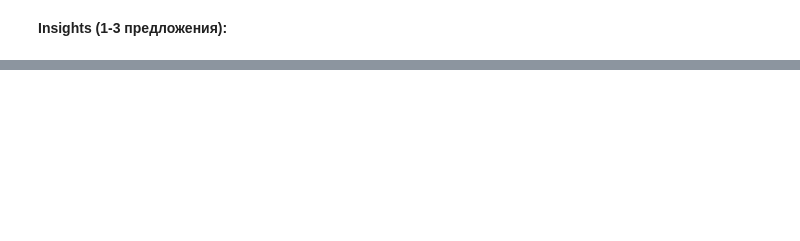
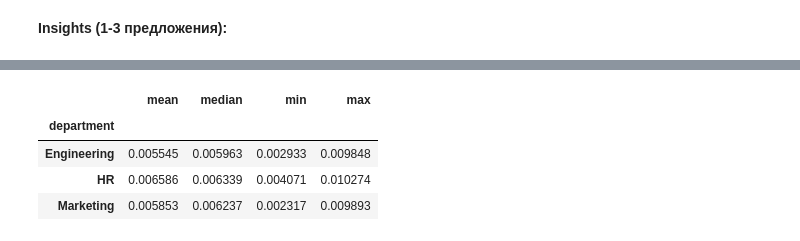
Before and after one commit to cpython-projects/da_2603, a Jupyter notebook: lesson_13_hw.ipynb, the cells around one changed output, grey strips where cells are left out. Saved outputs shown, nothing was run; the diff lists cells and outputs as text; code cells hidden in the pictures; blank space fills up the shorter version.

```diff
--- a/lesson_13_hw.ipynb
+++ b/lesson_13_hw.ipynb
@@ -84,0 +184,9 @@ for dept in departments.values():
+# %%
+summary_statistics = df.groupby('department')['efficiency'].agg(['mean', 'median', 'min', 'max'])
+summary_statistics
+# %% [output]
+|  | mean | median | min | max |
+| department |  |  |  |  |
+| Engineering | 0.005545 | 0.005963 | 0.002933 | 0.009848 |
+| HR | 0.006586 | 0.006339 | 0.004071 | 0.010274 |
+| Marketing | 0.005853 | 0.006237 | 0.002317 | 0.009893 |
```
Also changed, not shown: parts of 9 cells of this notebook.
